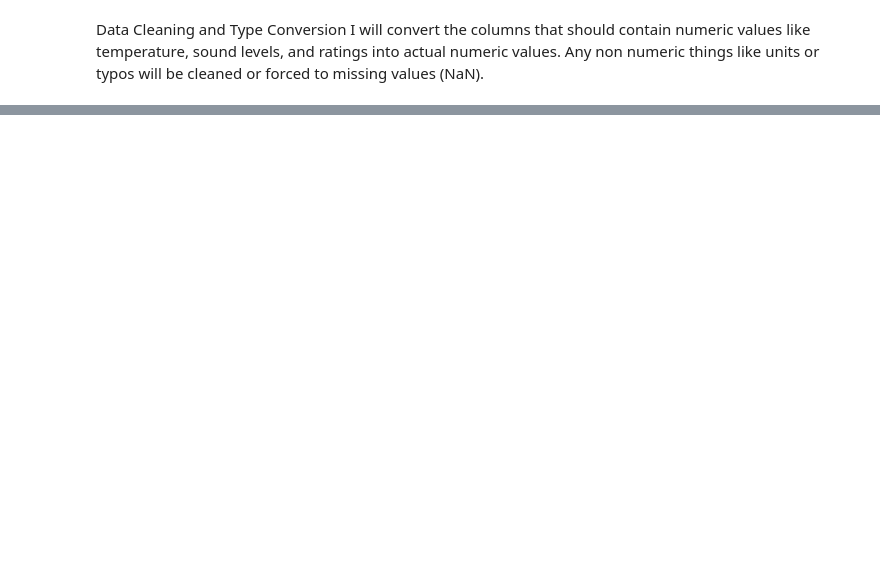
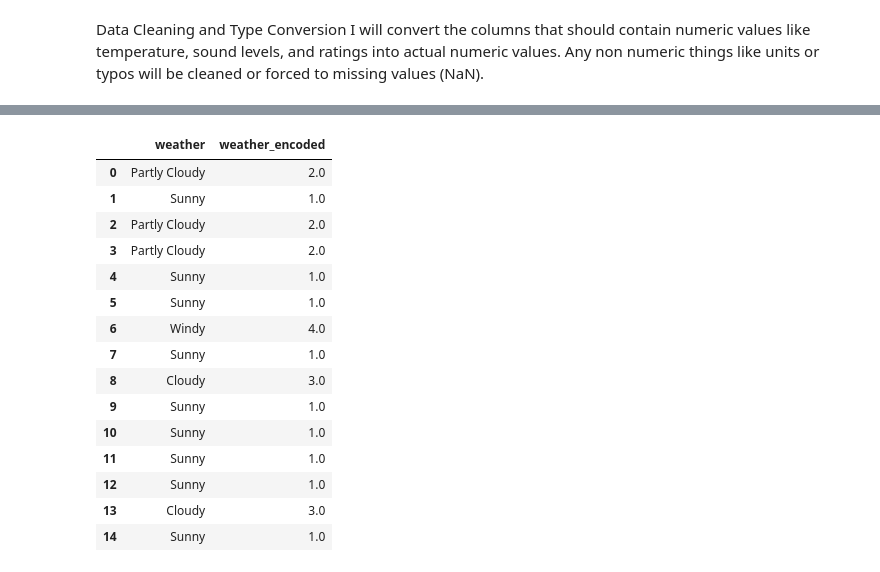
Before and after one commit to DanielMaku/ML-PythonColabProject, a Jupyter notebook: campus_dataset_project.ipynb, the cells around one changed output, grey strips where cells are left out. Saved outputs shown, nothing was run; the diff lists cells and outputs as text; code cells hidden in the pictures; blank space fills up the shorter version.

Commit message:
finished cleaning data

```diff
--- a/campus_dataset_project.ipynb
+++ b/campus_dataset_project.ipynb
@@ -118,0 +153,10 @@ numeric_cols = [
+# %%
+# 3. Clean and convert 'date'
+# Convert to standard datetime format, letting pandas infer the day/month/year order automatically
+df_clean['date'] = pd.to_datetime(df_clean['date'], errors='coerce')
+
+# Display the cleaned dates alongside the original ones to verify
+display(pd.DataFrame({
+    'Original Date': df['date'],
+    'Cleaned Date': df_clean['date']
+}).head(10))
@@ -118,0 +216,17 @@ numeric_cols = [
+# %%
+# 5. Clean and standardize the 'other_notes' column
+# Fill NaN values with an empty string temporarily to allow text operations, or keep them as NaN
+df_clean['other_notes'] = df_clean['other_notes'].astype(str).str.strip()
+
+# Convert standard placeholder strings back to true NaN
+placeholder_strings = ['nan', 'none', 'n/a', '', 'no notes', 'nil']
+df_clean['other_notes'] = df_clean['other_notes'].apply(lambda x: np.nan if str(x).lower() in placeholder_strings else x)
+
+# Capitalize first letter of each note for clean presentation
+df_clean['other_notes'] = df_clean['other_notes'].apply(lambda x: str(x)[0].upper() + str(x)[1:] if pd.notnull(x) else x)
+
+# Compare a preview of original and cleaned notes
+display(pd.DataFrame({
+    'Original Notes': df['other_notes'],
+    'Cleaned Notes': df_clean['other_notes']
+}).dropna(subset=['Cleaned Notes']).head(10))
@@ -118,0 +248,31 @@ numeric_cols = [
+# %%
+# 6. Encode 'weather' column using integer/label encoding
+weather_mapping = {
+    'Sunny': 1,
+    'Partly Cloudy': 2,
+    'Cloudy': 3,
+    'Windy': 4
+}
+
+# Map categories to numbers; unmapped/NaN values will remain NaN
+df_clean['weather_encoded'] = df_clean['weather'].map(weather_mapping)
+
+# Display the original and the new numerically encoded column to verify
+display(df_clean[['weather', 'weather_encoded']].head(15))
+# %% [output]
+|  | weather | weather_encoded |
+| 0 | Partly Cloudy | 2.0 |
+| 1 | Sunny | 1.0 |
+| 2 | Partly Cloudy | 2.0 |
+| 3 | Partly Cloudy | 2.0 |
+| 4 | Sunny | 1.0 |
+| 5 | Sunny | 1.0 |
+| 6 | Windy | 4.0 |
+| 7 | Sunny | 1.0 |
+| 8 | Cloudy | 3.0 |
+| 9 | Sunny | 1.0 |
+| 10 | Sunny | 1.0 |
+| 11 | Sunny | 1.0 |
+| 12 | Sunny | 1.0 |
+| 13 | Cloudy | 3.0 |
+| 14 | Sunny | 1.0 |
```
Also changed, not shown: parts of 11 cells of this notebook.
